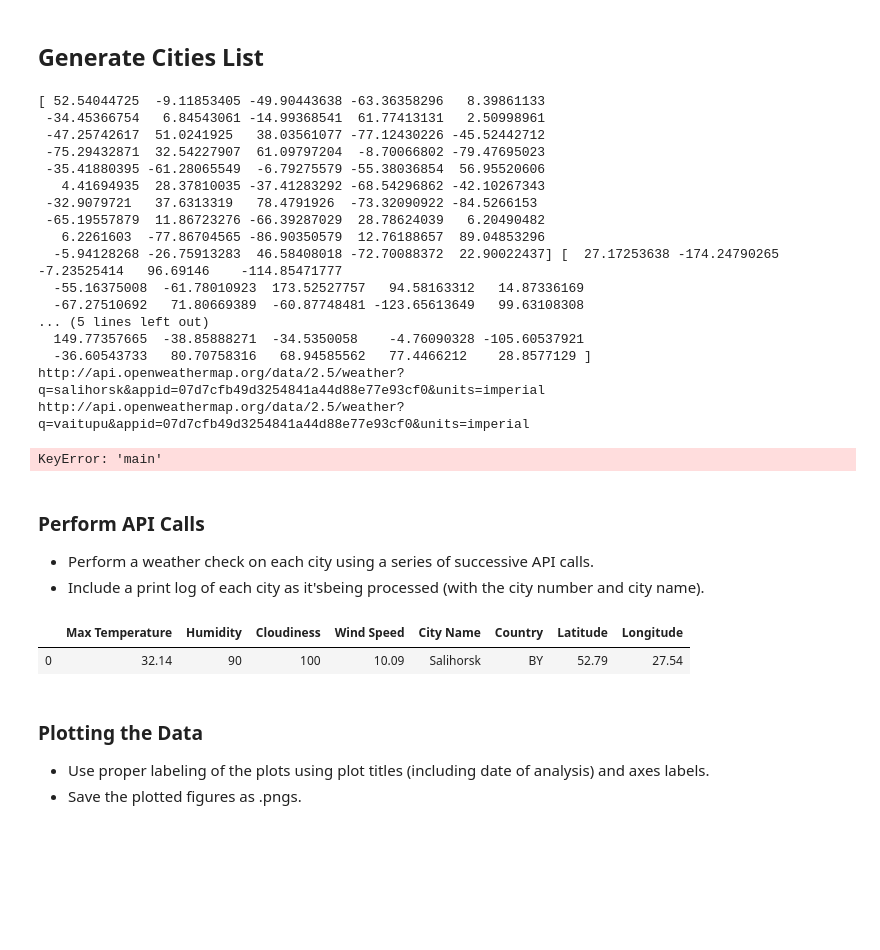
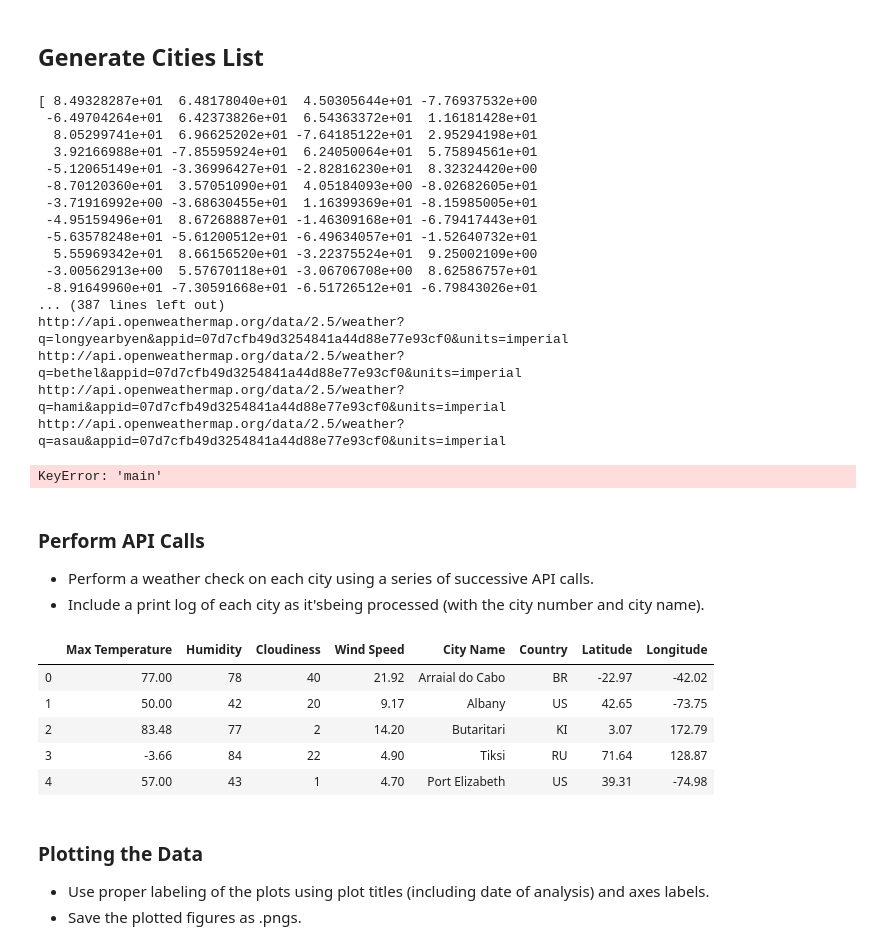
Before and after one commit to suealexa/python-api-challenge, a Jupyter notebook: weatherpy/weatherpy.ipynb, the cells around one changed output. Cells and saved outputs as stored; diff of their text form; code cells hidden in the pictures; blank space fills up the shorter version.

```diff
--- a/weatherpy/weatherpy.ipynb
+++ b/weatherpy/weatherpy.ipynb
@@ -33,7 +31,7 @@ lng_range = (-180, 180)
 lat_lngs = []
 cities = []
 # Lists to hold data frame variables
-temp = []
+temp_max = []
 humidity = []
 clouds = []
 latitude = []
@@ -43,8 +41,8 @@ city_name = []
 country = []
 
 # Create a set of random lat and lng combinations
-lats = np.random.uniform(low=-90.000, high=90.000, size=50)
-lngs = np.random.uniform(low=-180.000, high=180.000, size=50)
+lats = np.random.uniform(low=-90.000, high=90.000, size=800)
+lngs = np.random.uniform(low=-180.000, high=180.000, size=800)
 lat_lngs = zip(lats, lngs)
 print(lats, lngs)
 
@@ -63,7 +61,7 @@ for lat_lng in lat_lngs:
         response = requests.get(f'{query_url}').json()
         response
 
-        temp.append(response['main']['temp_max'])
+        temp_max.append(response['main']['temp_max'])
         temp
 
         humidity.append(response['main']['humidity'])
@@ -88,29 +86,28 @@ for lat_lng in lat_lngs:
         country
 
 
-
         time.sleep(2.01)
 
 # Print the city count to confirm sufficient count
 #len(cities)
 # %% [output]
-[ 52.54044725  -9.11853405 -49.90443638 -63.36358296   8.39861133
- -34.45366754   6.84543061 -14.99368541  61.77413131   2.50998961
- -47.25742617  51.0241925   38.03561077 -77.12430226 -45.52442712
- -75.29432871  32.54227907  61.09797204  -8.70066802 -79.47695023
- -35.41880395 -61.28065549  -6.79275579 -55.38036854  56.95520606
-   4.41694935  28.37810035 -37.41283292 -68.54296862 -42.10267343
- -32.9079721   37.6313319   78.4791926  -73.32090922 -84.5266153
- -65.19557879  11.86723276 -66.39287029  28.78624039   6.20490482
-   6.2261603  -77.86704565 -86.90350579  12.76188657  89.04853296
-  -5.94128268 -26.75913283  46.58408018 -72.70088372  22.90022437] [  27.17253638 -174.24790265   -7.23525414   96.69146    -114.85471777
-  -55.16375008  -61.78010923  173.52527757   94.58163312   14.87336169
-  -67.27510692   71.80669389  -60.87748481 -123.65613649   99.63108308
-... (5 lines left out)
-  149.77357665  -38.85888271  -34.5350058    -4.76090328 -105.60537921
-  -36.60543733   80.70758316   68.94585562   77.4466212    28.8577129 ]
-http://api.openweathermap.org/data/2.5/weather?q=salihorsk&appid=07d7cfb49d3254841a44d88e77e93cf0&units=imperial
-http://api.openweathermap.org/data/2.5/weather?q=vaitupu&appid=07d7cfb49d3254841a44d88e77e93cf0&units=imperial
+[ 8.49328287e+01  6.48178040e+01  4.50305644e+01 -7.76937532e+00
+ -6.49704264e+01  6.42373826e+01  6.54363372e+01  1.16181428e+01
+  8.05299741e+01  6.96625202e+01 -7.64185122e+01  2.95294198e+01
+  3.92166988e+01 -7.85595924e+01  6.24050064e+01  5.75894561e+01
+ -5.12065149e+01 -3.36996427e+01 -2.82816230e+01  8.32324420e+00
+ -8.70120360e+01  3.57051090e+01  4.05184093e+00 -8.02682605e+01
+ -3.71916992e+00 -3.68630455e+01  1.16399369e+01 -8.15985005e+01
+ -4.95159496e+01  8.67268887e+01 -1.46309168e+01 -6.79417443e+01
+ -5.63578248e+01 -5.61200512e+01 -6.49634057e+01 -1.52640732e+01
+  5.55969342e+01  8.66156520e+01 -3.22375524e+01  9.25002109e+00
+ -3.00562913e+00  5.57670118e+01 -3.06706708e+00  8.62586757e+01
+ -8.91649960e+01 -7.30591668e+01 -6.51726512e+01 -6.79843026e+01
+... (387 lines left out)
+http://api.openweathermap.org/data/2.5/weather?q=longyearbyen&appid=07d7cfb49d3254841a44d88e77e93cf0&units=imperial
+http://api.openweathermap.org/data/2.5/weather?q=bethel&appid=07d7cfb49d3254841a44d88e77e93cf0&units=imperial
+http://api.openweathermap.org/data/2.5/weather?q=hami&appid=07d7cfb49d3254841a44d88e77e93cf0&units=imperial
+http://api.openweathermap.org/data/2.5/weather?q=asau&appid=07d7cfb49d3254841a44d88e77e93cf0&units=imperial
 KeyError: 'main'
 # %% [markdown]
 ### Perform API Calls
@@ -118,16 +115,20 @@ KeyError: 'main'
 * Include a print log of each city as it'sbeing processed (with the city number and city name).
 # %%
 ### Convert Raw Data to DataFrame
-weather_data = {' Max Temperature': temp, 'Humidity': humidity, 'Cloudiness': clouds, 'Wind Speed': wind_speed, 'City Name': city_name, 'Country': country, 'Latitude': latitude, 'Longitude': longitude}
+weather_data = {'Max Temperature': temp_max, 'Humidity': humidity, 'Cloudiness': clouds, 'Wind Speed': wind_speed, 'City Name': city_name, 'Country': country, 'Latitude': latitude, 'Longitude': longitude}
 weather_data_df = pd.DataFrame(weather_data)
 weather_data_df.head()
 
 #* Export the city data into a .csv.
 
 #* Display the DataFrame
 # %% [output]
 |  | Max Temperature | Humidity | Cloudiness | Wind Speed | City Name | Country | Latitude | Longitude |
-| 0 | 32.14 | 90 | 100 | 10.09 | Salihorsk | BY | 52.79 | 27.54 |
+| 0 | 77.00 | 78 | 40 | 21.92 | Arraial do Cabo | BR | -22.97 | -42.02 |
+| 1 | 50.00 | 42 | 20 | 9.17 | Albany | US | 42.65 | -73.75 |
+| 2 | 83.48 | 77 | 2 | 14.20 | Butaritari | KI | 3.07 | 172.79 |
+| 3 | -3.66 | 84 | 22 | 4.90 | Tiksi | RU | 71.64 | 128.87 |
+| 4 | 57.00 | 43 | 1 | 4.70 | Port Elizabeth | US | 39.31 | -74.98 |
 # %% [markdown]
 ### Plotting the Data
 * Use proper labeling of the plots using plot titles (including date of analysis) and axes labels.
```
Also changed, not shown: parts of 5 cells of this notebook.
